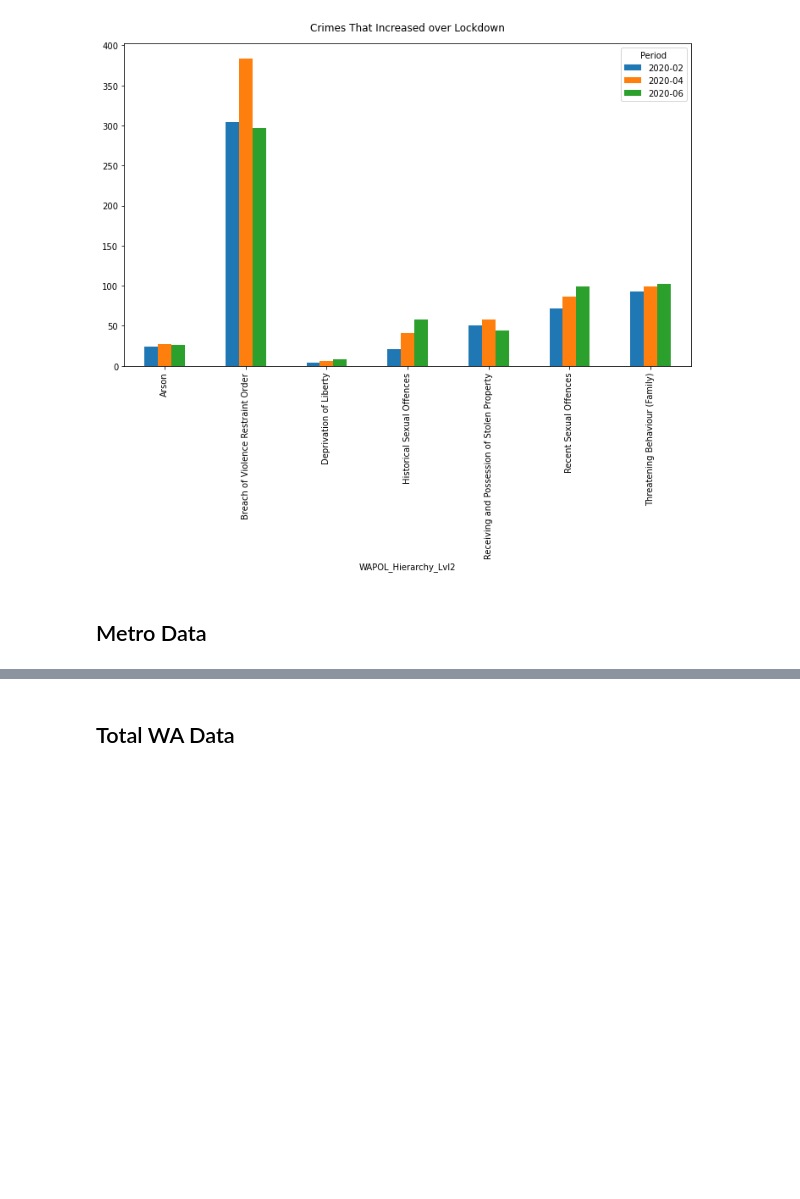
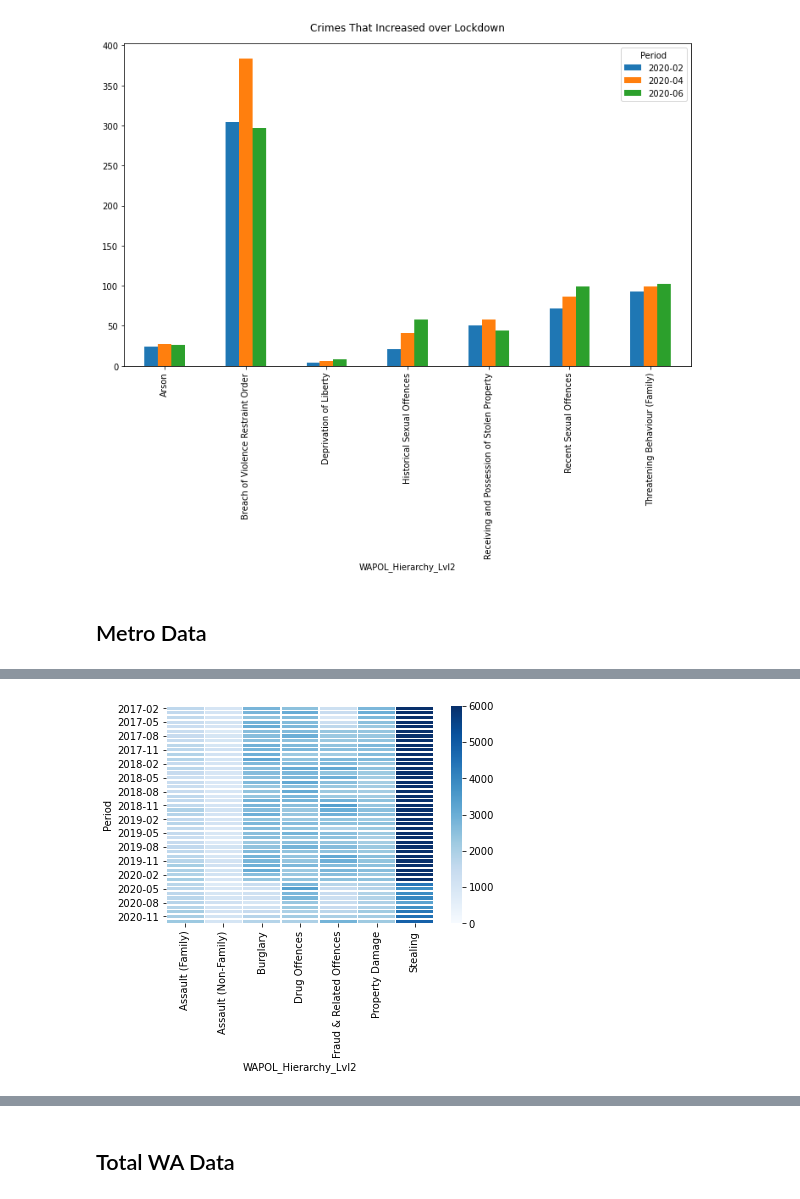
Before and after one commit to FernB/WACrimeRatesCovid19, a Jupyter notebook: WACrimeStatistics.ipynb, the cells around one changed output, grey strips where cells are left out. Drawn from its saved outputs; the diff is of its cells as text; code cells hidden in the pictures; blank space fills up the shorter version.

```diff
--- a/WACrimeStatistics.ipynb
+++ b/WACrimeStatistics.ipynb
@@ -379,0 +424,4 @@ plt.show()
+# %%
+TopWACrimes = WAplot_df.groupby('WAPOL_Hierarchy_Lvl2')["COUNT_of_Offnc_ID"].sum().sort_values(ascending = False)
+keyWAcrimes = TopWACrimes[0:7].index.tolist()
+keyWAcrimes
@@ -379,0 +436,4 @@ plt.show()
+# %%
+keycrimeswa_df = WAplot_df[WAplot_df['WAPOL_Hierarchy_Lvl2'].isin(keyWAcrimes)]
+keycrimespivotwa = keycrimeswa_df.pivot(index='Period', columns='WAPOL_Hierarchy_Lvl2', values='COUNT_of_Offnc_ID')
+keycrimespivotwa
@@ -379,0 +459,5 @@ plt.show()
+# %%
+ax = sns.heatmap(keycrimespivotwa, linewidth=0.5,cmap="Blues", vmin=0, vmax=6000)
+plt.show()
+# %% [output]
+[figure, added]
```
Also changed, not shown: parts of 15 cells of this notebook.
